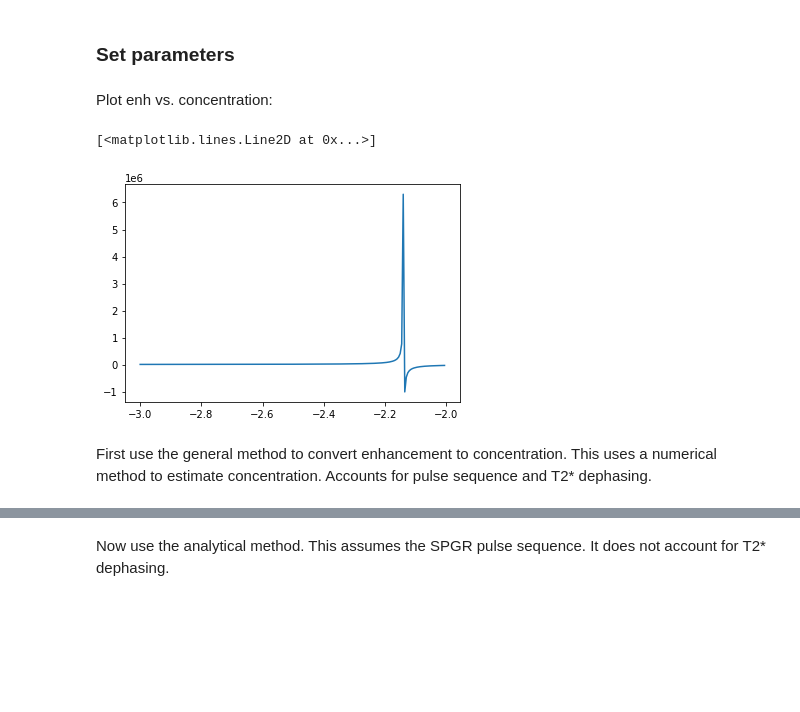
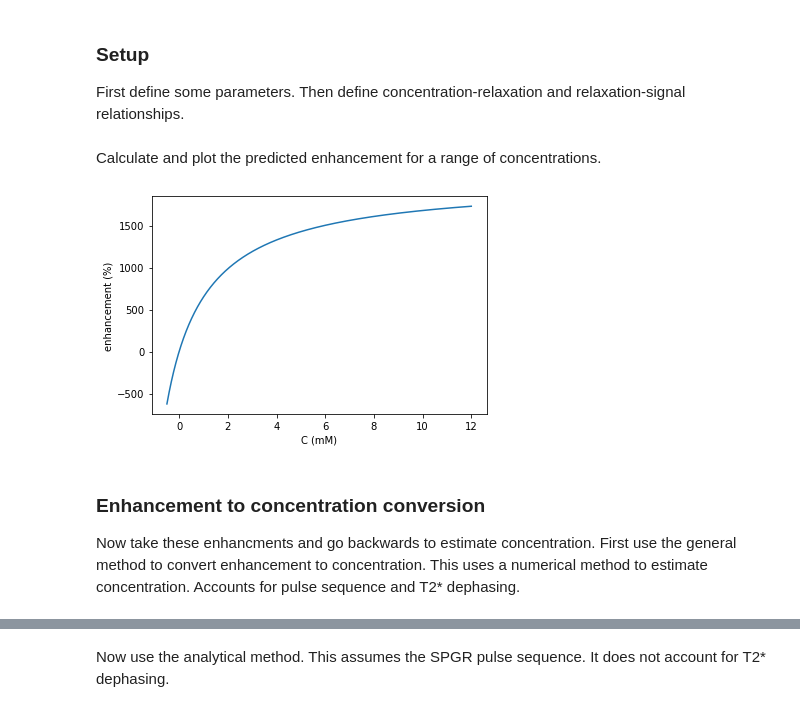
Before and after one commit to mjt320/SEPAL, a Jupyter notebook: demo/demo_enh_to_conc.ipynb, the cells around one changed output, grey strips where cells are left out. Cells and saved outputs as stored; diff of their text form; code cells hidden in the pictures; blank space fills up the shorter version.

Commit message:
add enh_to_conc notebook

```diff
--- a/demo/demo_enh_to_conc.ipynb
+++ b/demo/demo_enh_to_conc.ipynb
@@ -14,3 +13,5 @@ The autoreload extension is already loaded. To reload it, use:
-# %% [markdown]
-### Set parameters
+# %% [markdown]
+### Setup
+First define some parameters.
+Then define concentration-relaxation and relaxation-signal relationships.
 # %%
@@ -20,16 +21,19 @@ t10 = 2
 k_fa = 1.0
 c_to_r_model = relaxivity.CRLinear(r1, r2)
 signal_model = signal_models.SPGR(tr, fa, te)
-# %% [markdown]
-Plot enh vs. concentration:
+# %% [markdown]
+Calculate and plot the predicted enhancement for a range of concentrations.
 # %%
-conc_range = np.arange(-3, -2, 0.005)
+conc_range = np.arange(-0.5, 12, 0.005)  # mM
 enh = dce_fit.conc_to_enh(conc_range, t10, k_fa, c_to_r_model, signal_model)
 plt.plot(conc_range, enh)
+plt.xlabel('C (mM)')
+plt.ylabel('enhancement (%)');
 # %% [output]
-[<matplotlib.lines.Line2D at 0x...>]
-[figure, old version]
+[figure, new version]
 # %% [markdown]
+### Enhancement to concentration conversion
+Now take these enhancments and go backwards to estimate concentration.
 First use the general method to convert enhancement to concentration.
 This uses a numerical method to estimate concentration.
 Accounts for pulse sequence and T2* dephasing.
```
Also changed, not shown: parts of 9 cells of this notebook, 1 other file.
